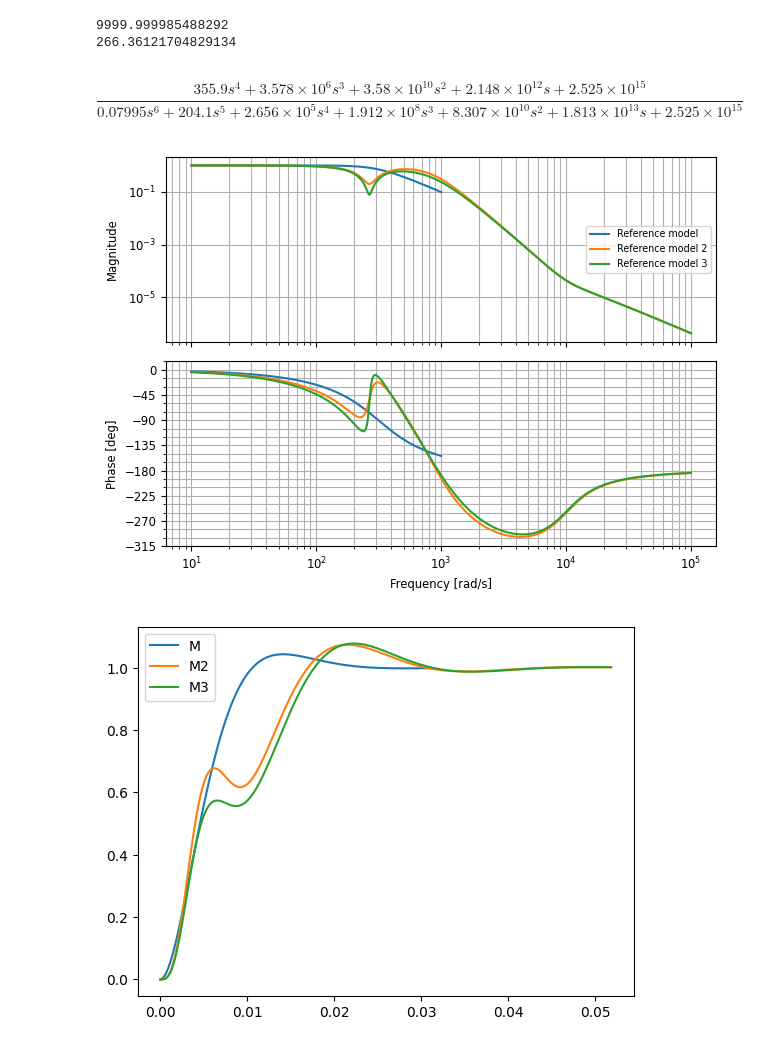
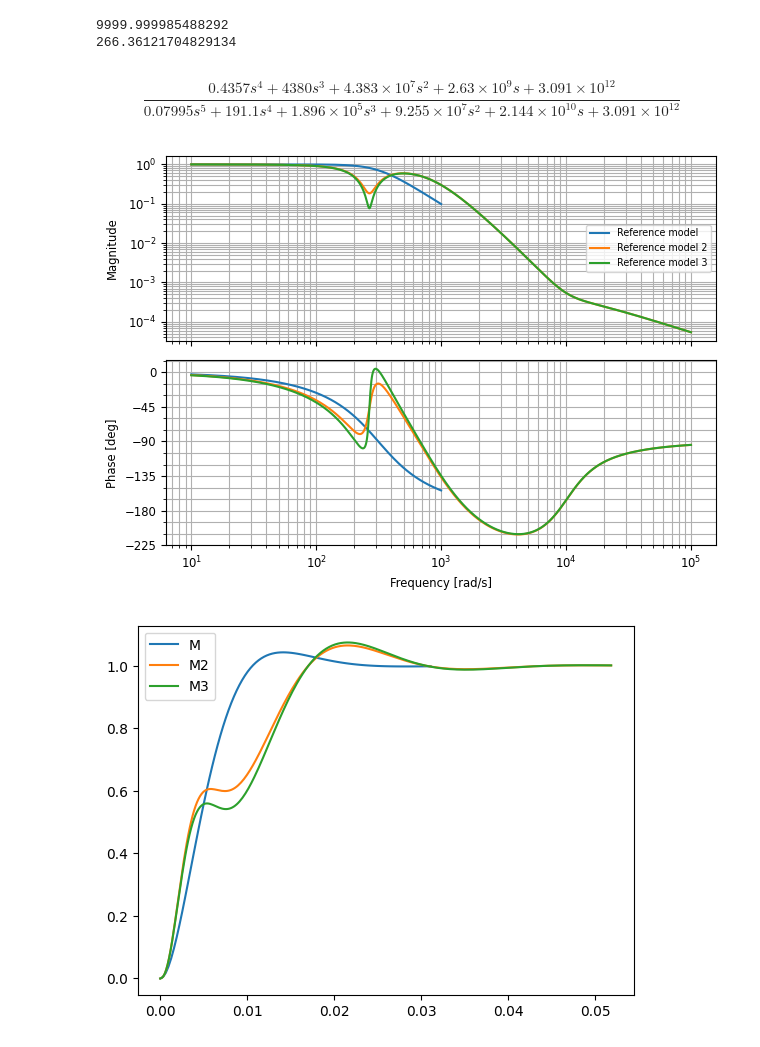
Before and after one commit to eliasrhoden/Sinumerik-Ctrl, a Jupyter notebook: imc_design.ipynb, the cells around one changed output. Drawn from its saved outputs; the diff is of its cells as text; code cells hidden in the pictures.

```diff
--- a/imc_design.ipynb
+++ b/imc_design.ipynb
@@ -113,39 +113,39 @@ M2 = ctrl.tf(1,Gf.num[0][0]) # Only inverse zeros of Gf
 
 M2 = 1/increase_damping(M2,0.1)
 w_cl_2 = 130*2*np.pi
-M2 *= pt2(266.36,0.5) * pt2(w_cl_2,0.7)**2
+M2 *= pt2(266.36,0.5) * pt2(w_cl_2,0.8) * 1/(s/w_cl_2 + 1)
 M2 *= 1/M2.dcgain()
 M2.name = 'Reference model 2'
 
 
 M3 = ctrl.tf(Gf.num[0][0],1)
 
-w_cl_3 = 160*2*np.pi
-M3 *= pt2(266.36,0.5) * pt2(w_cl_2,0.8)**2
+w_cl_3 = 130*2*np.pi
+M3 *= pt2(266.36,0.5) * pt2(w_cl_3,0.8) * 1/(s/w_cl_3 + 1)
 M3 *= 1/M3.dcgain()
 M3.name = 'Reference model 3'
 
 
 ctrl.bode(M)
 ctrl.bode(M2)
 ctrl.bode(M3)
 
 plt.figure()
 
 t0, y0 = ctrl.step_response(M)
 t1, y1 = ctrl.step_response(M2)
 t2, y2 = ctrl.step_response(M3)
 
 plt.plot(t0,y0,label='M')
 plt.plot(t1,y1,label='M2')
 plt.plot(t2,y2,label='M3')
 plt.legend()
 
 M2
 # %% [output]
-$$\frac{355.9 s^4 + 3.578 \times 10^{6} s^3 + 3.58 \times 10^{10} s^2 + 2.148 \times 10^{12} s + 2.525 \times 10^{15}}{0.07995 s^6 + 204.1 s^5 + 2.656 \times 10^{5} s^4 + 1.912 \times 10^{8} s^3 + 8.307 \times 10^{10} s^2 + 1.813 \times 10^{13} s + 2.525 \times 10^{15}}$$
+$$\frac{0.4357 s^4 + 4380 s^3 + 4.383 \times 10^{7} s^2 + 2.63 \times 10^{9} s + 3.091 \times 10^{12}}{0.07995 s^5 + 191.1 s^4 + 1.896 \times 10^{5} s^3 + 9.255 \times 10^{7} s^2 + 2.144 \times 10^{10} s + 3.091 \times 10^{12}}$$
-[figure, old version]
+[figure, new version]
-[figure, old version]
+[figure, new version]
 # %%
 
 C_imc2 = M2/(1-M2) * (1/Gf)
```
Also changed, not shown: parts of 3 cells of this notebook, 10 other files.
